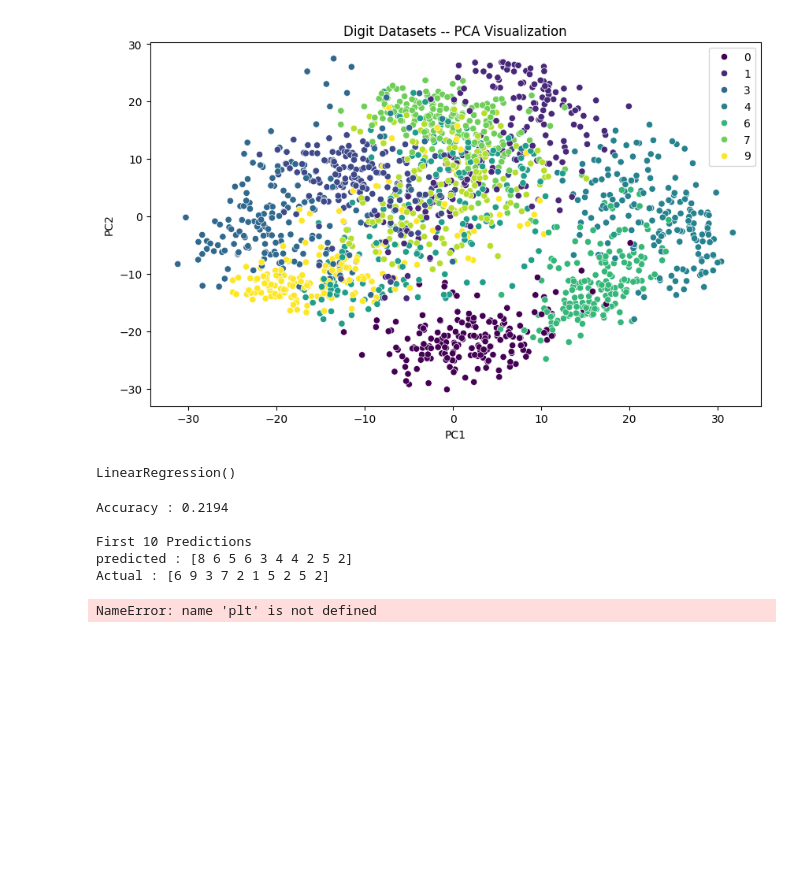
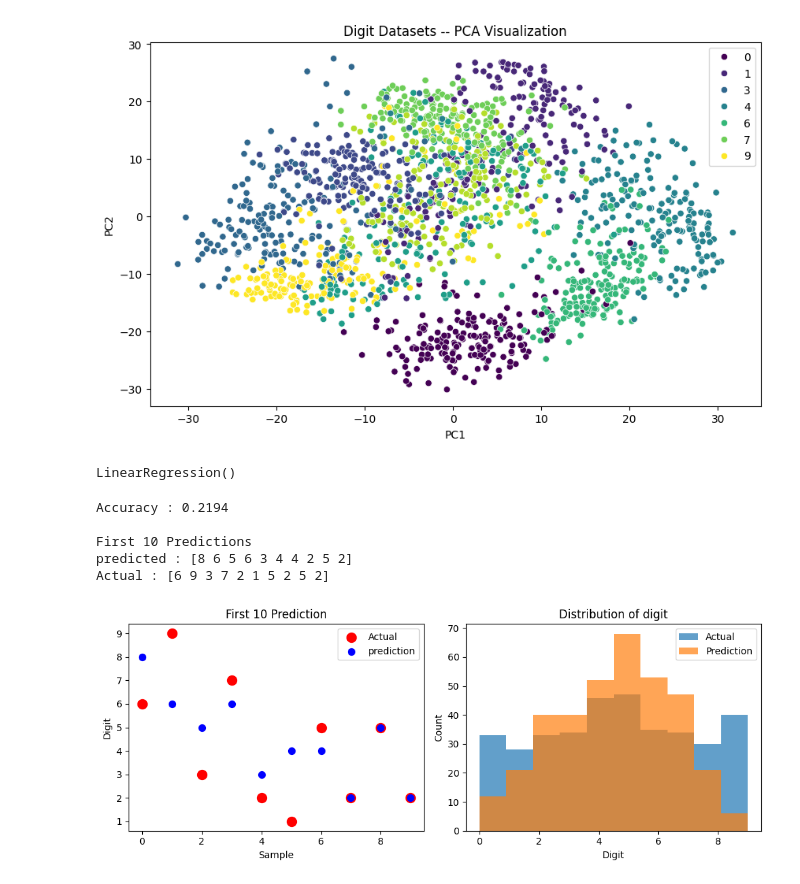
Before and after one commit to Yaqoob-hassan/Linear_Regression2, a Jupyter notebook: Digit -- ML1.ipynb, the cells around one changed output. Saved outputs shown, nothing was run; the diff lists cells and outputs as text; code cells hidden in the pictures; blank space fills up the shorter version.

```diff
--- a/Digit -- ML1.ipynb
+++ b/Digit -- ML1.ipynb
@@ -105,13 +121,24 @@ First 10 Predictions
 predicted : [8 6 5 6 3 4 4 2 5 2]
 Actual : [6 9 3 7 2 1 5 2 5 2]
 # %%
-plt.figure(figsize= (10 ,8))
+plt.figure(figsize= (10 ,4))
 plt.subplot(1 ,2 ,1)
 plt.scatter(range(10), y_test[:10], color = 'red', label = 'Actual', s= 100)
-plt.scatter(range(10),y_pred_digits ,color = 'blue',label = 'prediction', s= 100 )
+plt.scatter(range(10),y_pred_digits[:10] ,color = 'blue',label = 'prediction', s= 50)
 plt.title('First 10 Prediction')
-plt.xlabel("")
-plt.ylabel("")
+plt.xlabel("Sample")
+plt.ylabel("Digit")
 plt.legend()
+
+plt.subplot(1 ,2 ,2)
+plt.hist(y_test , alpha= 0.7  ,label = 'Actual', bins = 10)
+plt.hist(y_pred_digits ,alpha= 0.7 ,label = "Prediction",bins = 10)
+plt.title("Distribution of digit")
+plt.xlabel("Digit")
+plt.ylabel("Count")
+plt.legend()
+
+plt.tight_layout()
+plt.show()
 # %% [output]
-NameError: name 'plt' is not defined
+[figure, added]
```
Also changed, not shown: parts of 1 cell of this notebook.
